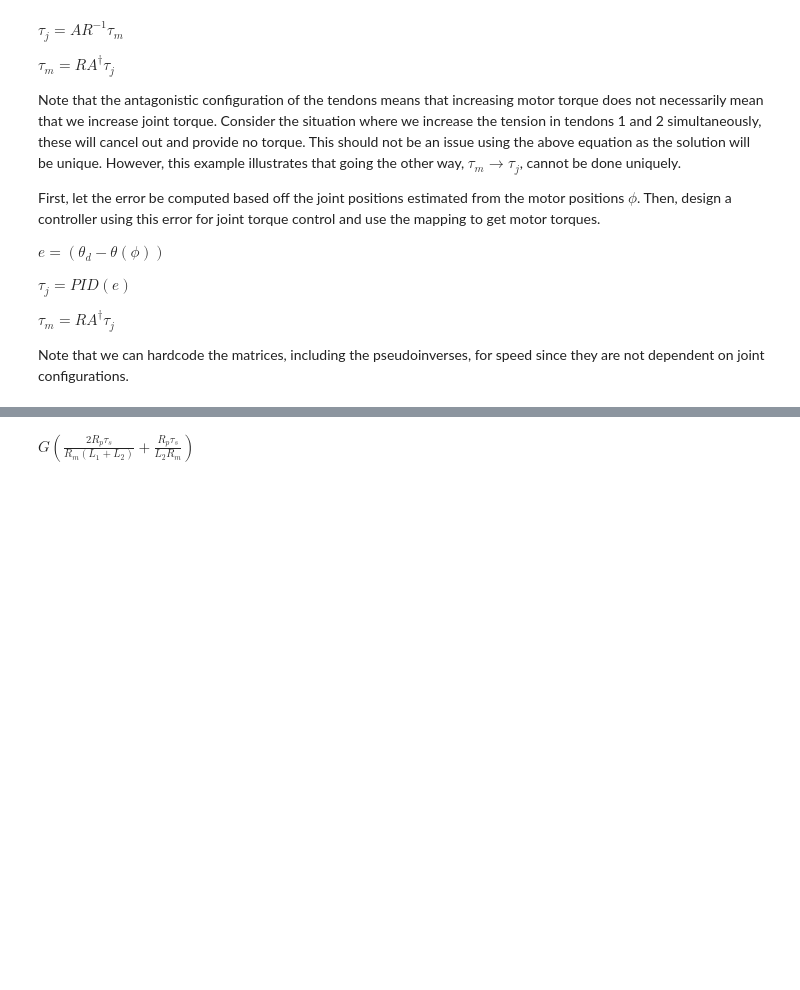
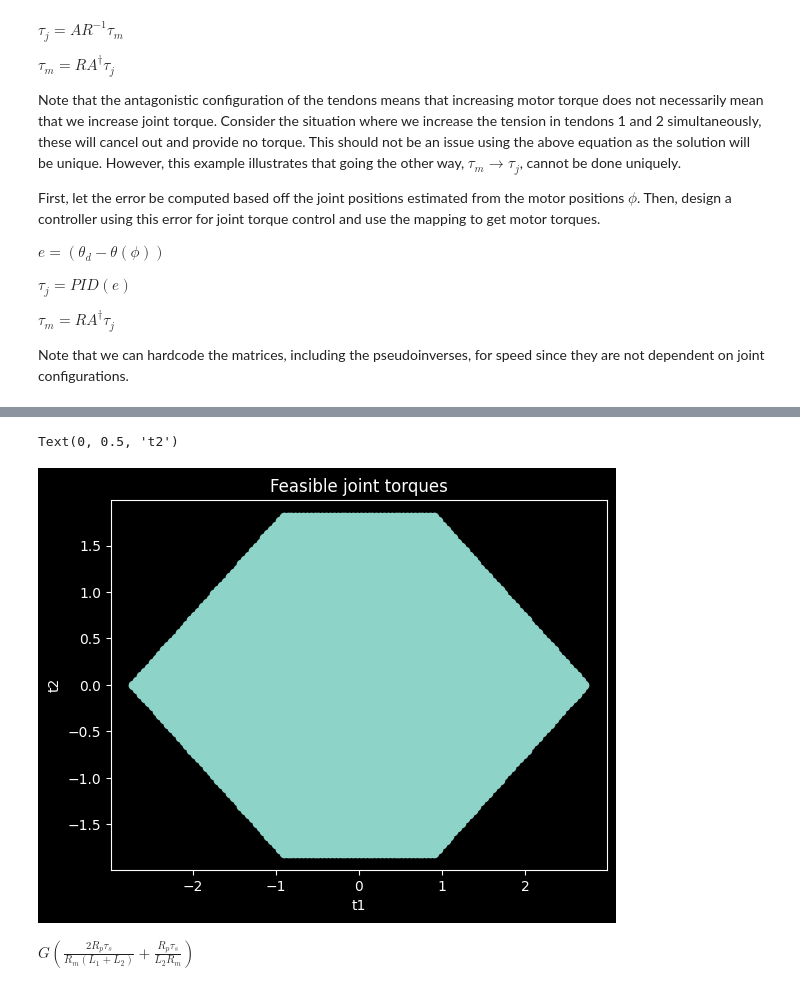
Before and after one commit to NU-RDS/nplus1_workspace, a Jupyter notebook: testbench_calcs.ipynb, the cells around one changed output, grey strips where cells are left out. Saved outputs shown, nothing was run; the diff lists cells and outputs as text; code cells hidden in the pictures; blank space fills up the shorter version.

```diff
--- a/testbench_calcs.ipynb
+++ b/testbench_calcs.ipynb
@@ -4,6 +5,6 @@ import sympy as sym
 # %%
 #assume identical motor and joint pulleys
-R_p, R_m = sym.symbols(r'R_p, R_m')
+R_p, R_m, th1, th2 = sym.symbols(r'R_p, R_m, \theta_1, \theta_2')
 L1, L2, ts, G = sym.symbols(r'L_1, L_2, \tau_s, G')
 subslist = [(L1, 38e-3), (L2, 35e-3), (ts, 0.04), (R_m, 9e-3), (R_p, 9e-3), (G, 22.6)] #units in N and m
 # %% [markdown]
@@ -178,4 +180,5 @@ $\displaystyle \left[\begin{matrix}- \frac{R_{m}}{3 R_{p}} & - \frac{R_{m}}{2 R_
 # %%
 #motor to joint torques:
-A*R.inv()
+J_mj = A*R.inv()
+J_mj.subs(subslist)
 # %% [output]
@@ -183,3 +262,29 @@ $\displaystyle \left[\begin{matrix}- \frac{R_{p}}{R_{m}} & - \frac{R_{p}}{R_{m}}
+# %%
+#sample motor torques to get feasible joint torques
+n = 40
+max_motor_output_torque = G * ts
+max_motor_torque_val = float(max_motor_output_torque.subs(subslist))
+
+tm = np.linspace(-max_motor_torque_val, max_motor_torque_val, n)
+
+tau_j = np.empty((n**3, 2))
+
+npJ_mj = np.array(J_mj.subs(subslist))
+
+c = 0
+for t1 in tm:
+    for t2 in tm:
+        for t3 in tm:
+            tau_j[c] = npJ_mj @ np.array([t1,t2,t3])
+            c+=1
+# %%
+plt.scatter(tau_j[:,0], tau_j[:,1])
+plt.title('Feasible joint torques')
+plt.xlabel('t1')
+plt.ylabel('t2')
+# %% [output]
+Text(0, 0.5, 't2')
+[figure, added]
 # %%
 #estimating the maximum fingertip force
 tmx1 = 2*R_p*ts/R_m
```
Also changed, not shown: parts of 7 cells of this notebook.
